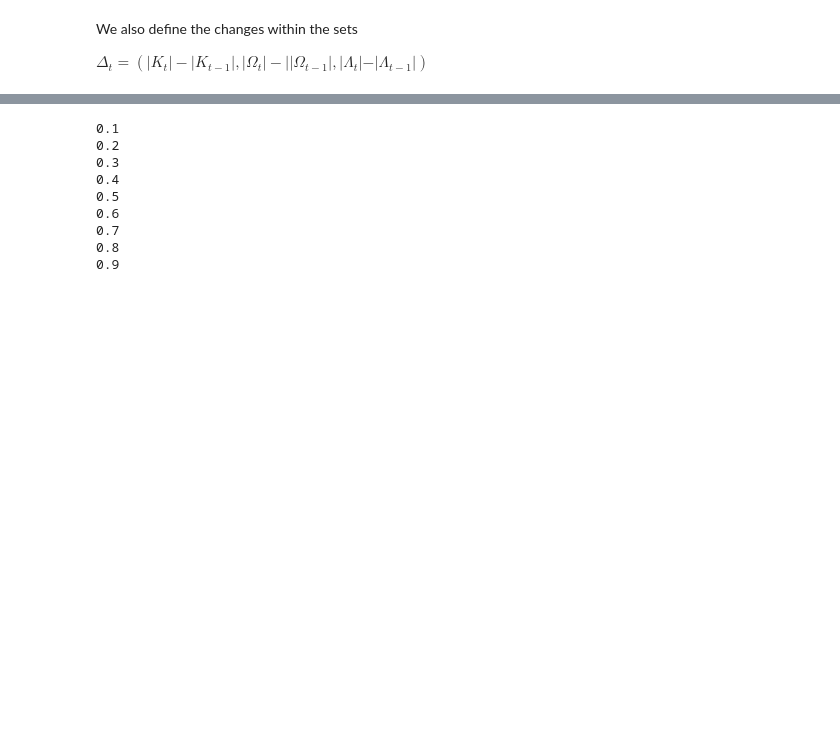
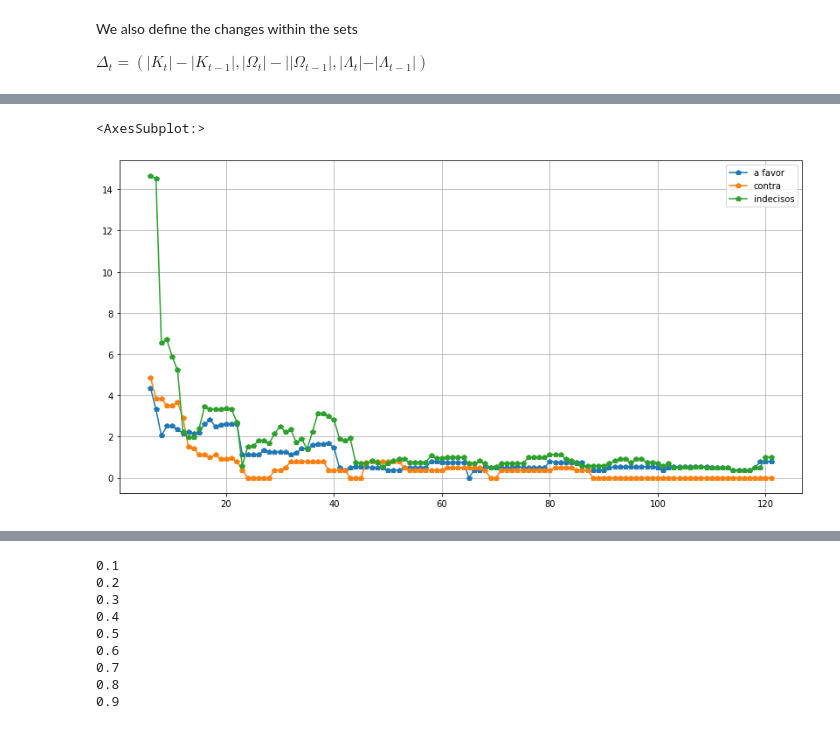
Before and after one commit to htrpch/politcalShit, a Jupyter notebook: PoliticalForecastingClean.ipynb, the cells around one changed output, grey strips where cells are left out. Saved outputs shown, nothing was run; the diff lists cells and outputs as text; code cells hidden in the pictures; blank space fills up the shorter version.

```diff
--- a/PoliticalForecastingClean.ipynb
+++ b/PoliticalForecastingClean.ipynb
@@ -393,2 +487,14 @@ changes, Plista = get_changes_exp_df_interval(da, 0.6,  0.2, 100)
+# %%
+# desvio padrao dos ultimos 7 dias de cada variacao
+# nao parece ter algo muito obvio
+pd.DataFrame(changes,
+             columns=['a favor',
+                      'contra',
+                      'indecisos']).rolling(7).std().plot(figsize=(14,7),
+                                         grid=True,
+                                         marker='p')
+# %% [output]
+<AxesSubplot:>
+[figure, added]
 # %%
 changes, changesL, Plista = get_changes_exp_df_interval_L(da, 0.6,  0.2, 100)
```
Also changed, not shown: parts of 14 cells of this notebook.
